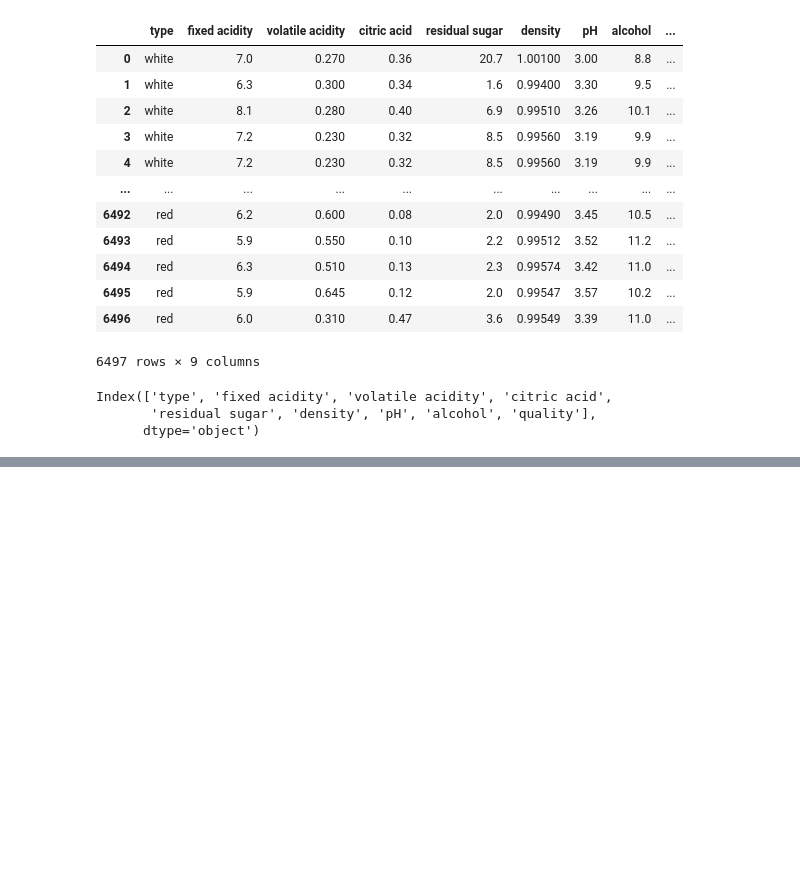
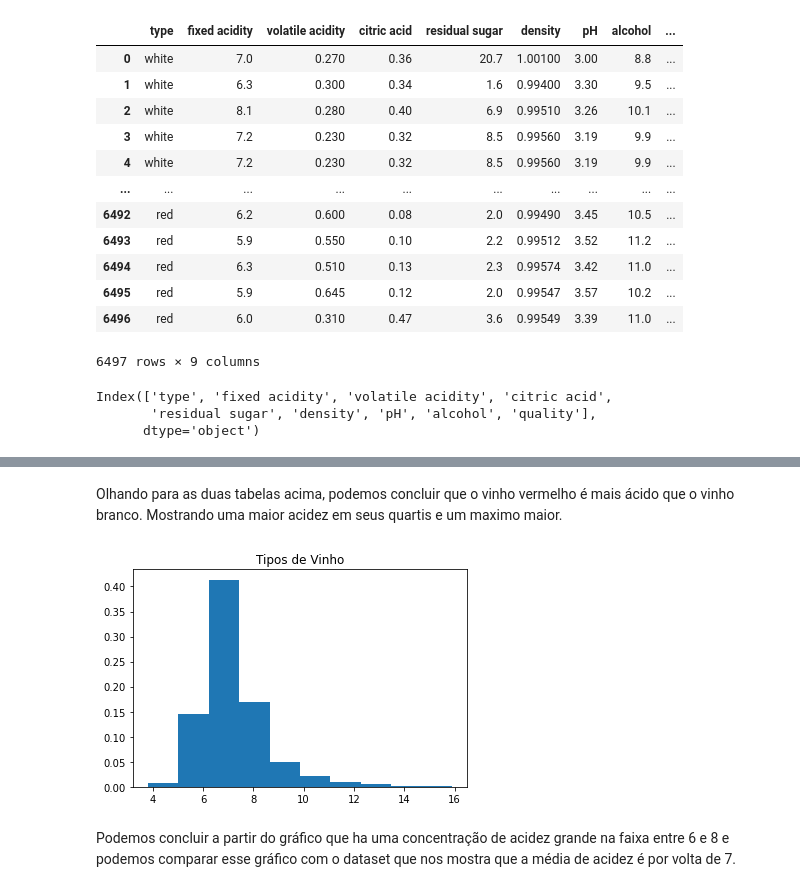
Before and after one commit to Brunelas/Projeto-2-, a Jupyter notebook: projeto2.ipynb, the cells around one changed output, grey strips where cells are left out. Drawn from its saved outputs; the diff is of its cells as text; code cells hidden in the pictures; blank space fills up the shorter version.

```diff
--- a/projeto2.ipynb
+++ b/projeto2.ipynb
@@ -65,0 +143,14 @@ novo
+# %% [markdown]
+Olhando para as duas tabelas acima,
+podemos concluir que o vinho vermelho é mais ácido que o vinho branco.
+Mostrando uma maior acidez em seus quartis e um maximo maior.
+# %%
+#plotando histograma
+
+plt.hist(novo.acidez, bins = 10, density = True)
+plt.title('Tipos de Vinho')
+plt.show()
+# %% [output]
+[figure, added]
+# %% [markdown]
+Podemos concluir a partir do gráfico que ha uma concentração de acidez grande na faixa entre 6 e 8 e podemos comparar esse gráfico com o dataset que nos mostra que a média de acidez é por volta de 7.
```
Also changed, not shown: parts of 9 cells of this notebook.
